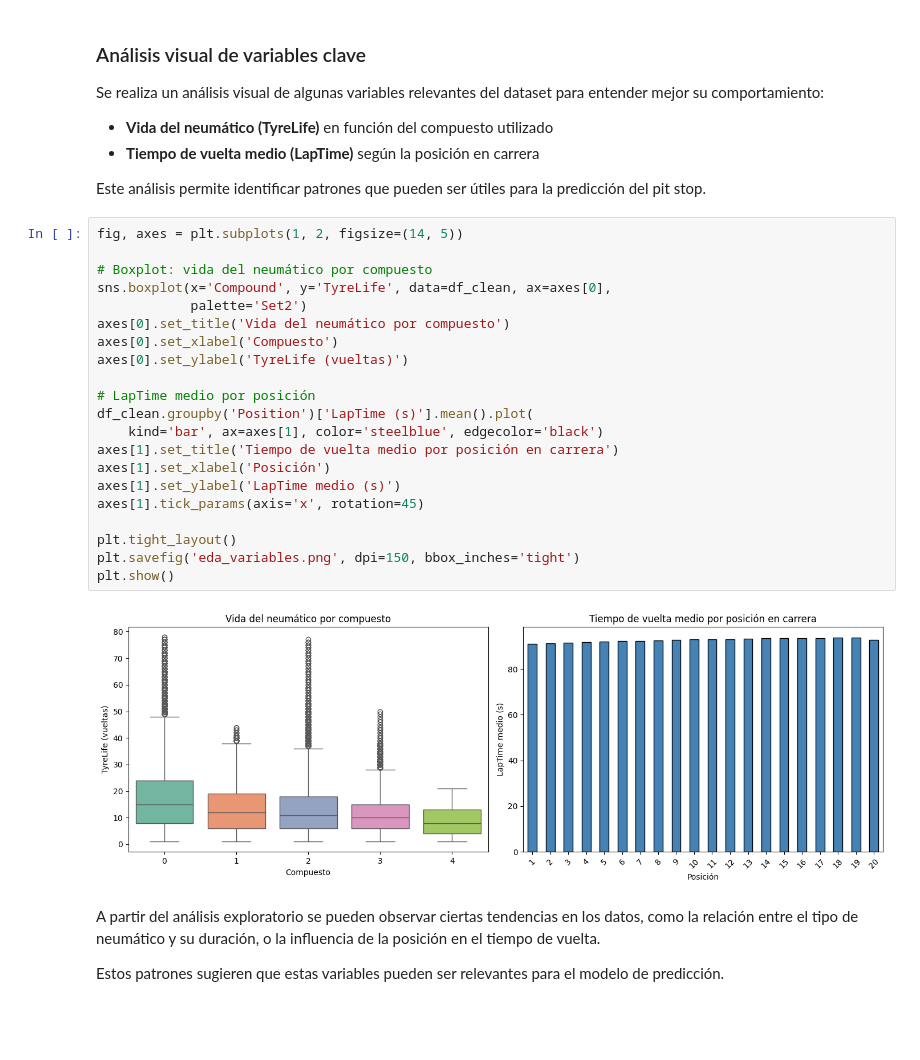
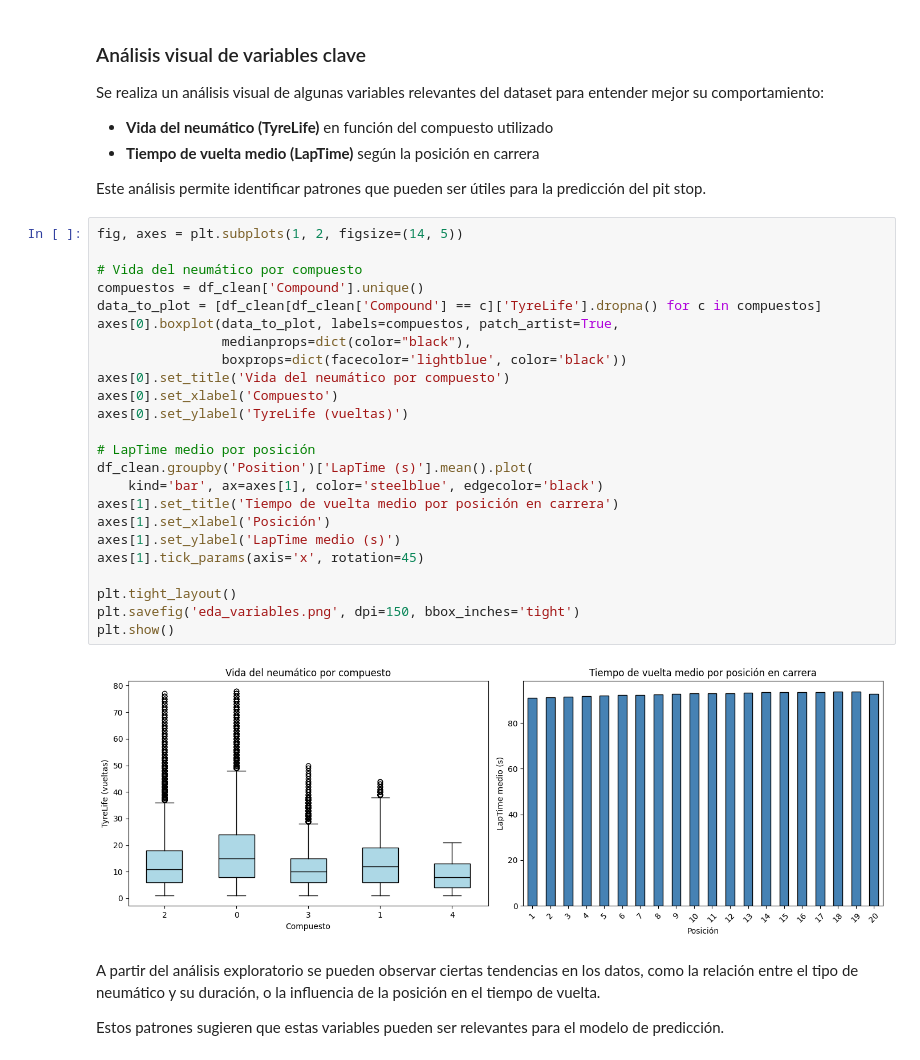
Before and after one commit to DanielRodrRodr/SI_F1Project, a Jupyter notebook: SI_F1/f1_pitstop_prediction.ipynb, the cells around one changed output. Cells and saved outputs as stored; diff of their text form; blank space fills up the shorter version.

```diff
--- a/SI_F1/f1_pitstop_prediction.ipynb
+++ b/SI_F1/f1_pitstop_prediction.ipynb
@@ -258,26 +268,29 @@ Este análisis permite identificar patrones que pueden ser útiles para la predi
 # %%
 fig, axes = plt.subplots(1, 2, figsize=(14, 5))
 
-# Boxplot: vida del neumático por compuesto
-sns.boxplot(x='Compound', y='TyreLife', data=df_clean, ax=axes[0],
-            palette='Set2')
+# Vida del neumático por compuesto
+compuestos = df_clean['Compound'].unique()
+data_to_plot = [df_clean[df_clean['Compound'] == c]['TyreLife'].dropna() for c in compuestos]
+axes[0].boxplot(data_to_plot, labels=compuestos, patch_artist=True,
+                medianprops=dict(color="black"),
+                boxprops=dict(facecolor='lightblue', color='black'))
 axes[0].set_title('Vida del neumático por compuesto')
 axes[0].set_xlabel('Compuesto')
 axes[0].set_ylabel('TyreLife (vueltas)')
 
 # LapTime medio por posición
 df_clean.groupby('Position')['LapTime (s)'].mean().plot(
     kind='bar', ax=axes[1], color='steelblue', edgecolor='black')
 axes[1].set_title('Tiempo de vuelta medio por posición en carrera')
 axes[1].set_xlabel('Posición')
 axes[1].set_ylabel('LapTime medio (s)')
 axes[1].tick_params(axis='x', rotation=45)
 
 plt.tight_layout()
 plt.savefig('eda_variables.png', dpi=150, bbox_inches='tight')
 plt.show()
 # %% [output]
-[figure, old version]
+[figure, new version]
 # %% [markdown]
 A partir del análisis exploratorio se pueden observar ciertas tendencias en los datos, como la relación entre el tipo de neumático y su duración, o la influencia de la posición en el tiempo de vuelta.
 
```
Also changed, not shown: parts of 2 cells of this notebook, 2 other files.
